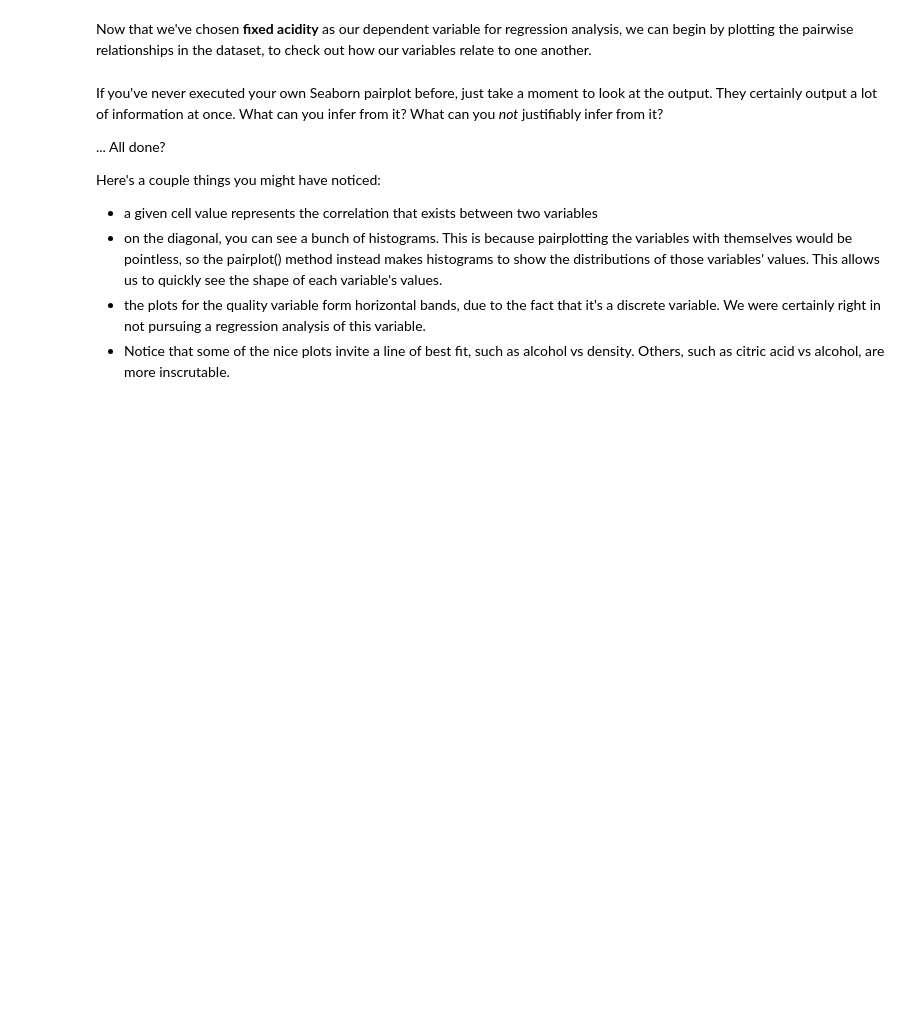
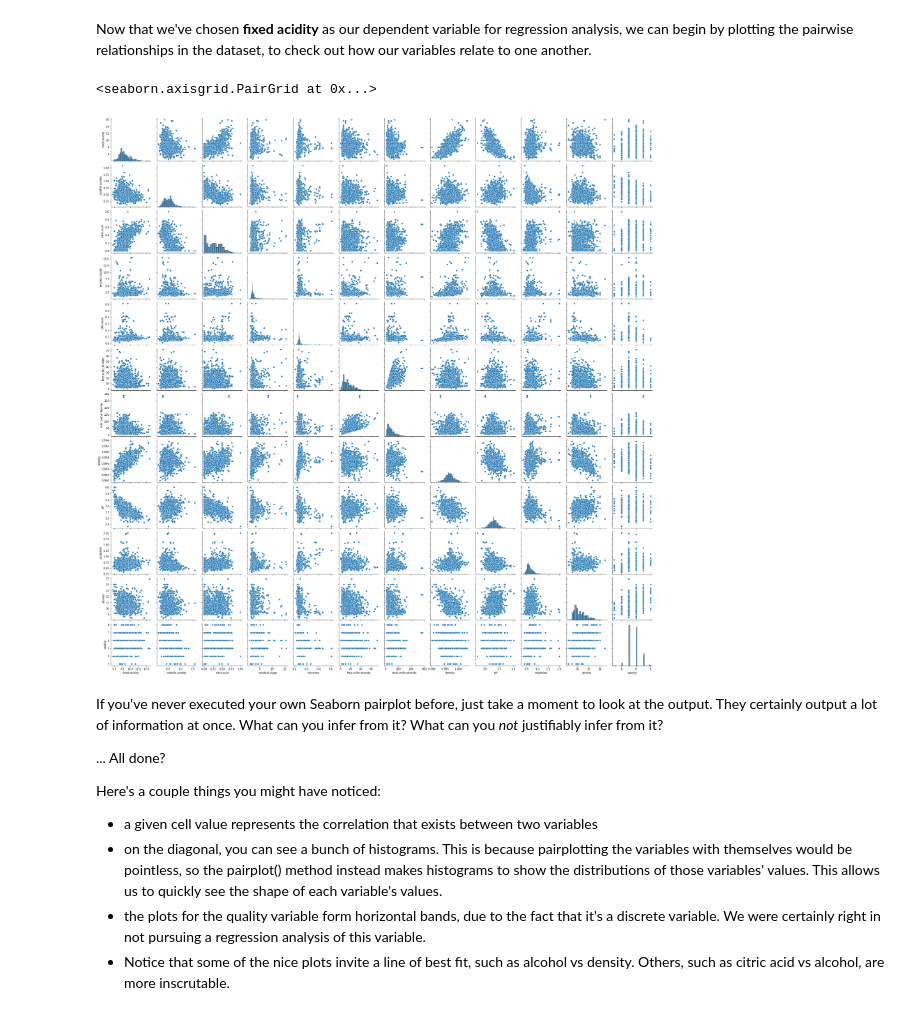
Before and after one commit to ahmedshahjahan/Linear-Regression-Case-Study-Predict-Wine-Alcohol-Level, a Jupyter notebook: Springboard Regression Case Study - the Red Wine Dataset - Tier 1.ipynb, the cells around one changed output. Saved outputs shown, nothing was run; the diff lists cells and outputs as text; code cells hidden in the pictures; blank space fills up the shorter version.

```diff
--- a/Springboard Regression Case Study - the Red Wine Dataset - Tier 1.ipynb
+++ b/Springboard Regression Case Study - the Red Wine Dataset - Tier 1.ipynb
@@ -227,7 +227,10 @@ Now that we've chosen **fixed acidity** as our dependent variable for regression
 # %%
 # Call the .pairplot() method on our Seaborn object 'sns', and plug in our wine data as a parameter.
 # Nb: this instruction will take a long time to execute. It's doing a lot of operations!
-sns._ _ _(wine)
+sns.pairplot(wine)
+# %% [output]
+<seaborn.axisgrid.PairGrid at 0x...>
+[figure, added]
 # %% [markdown]
 If you've never executed your own Seaborn pairplot before, just take a moment to look at the output. They certainly output a lot of information at once. What can you infer from it? What can you *not* justifiably infer from it?
 
```
Also changed, not shown: parts of 23 cells of this notebook.
